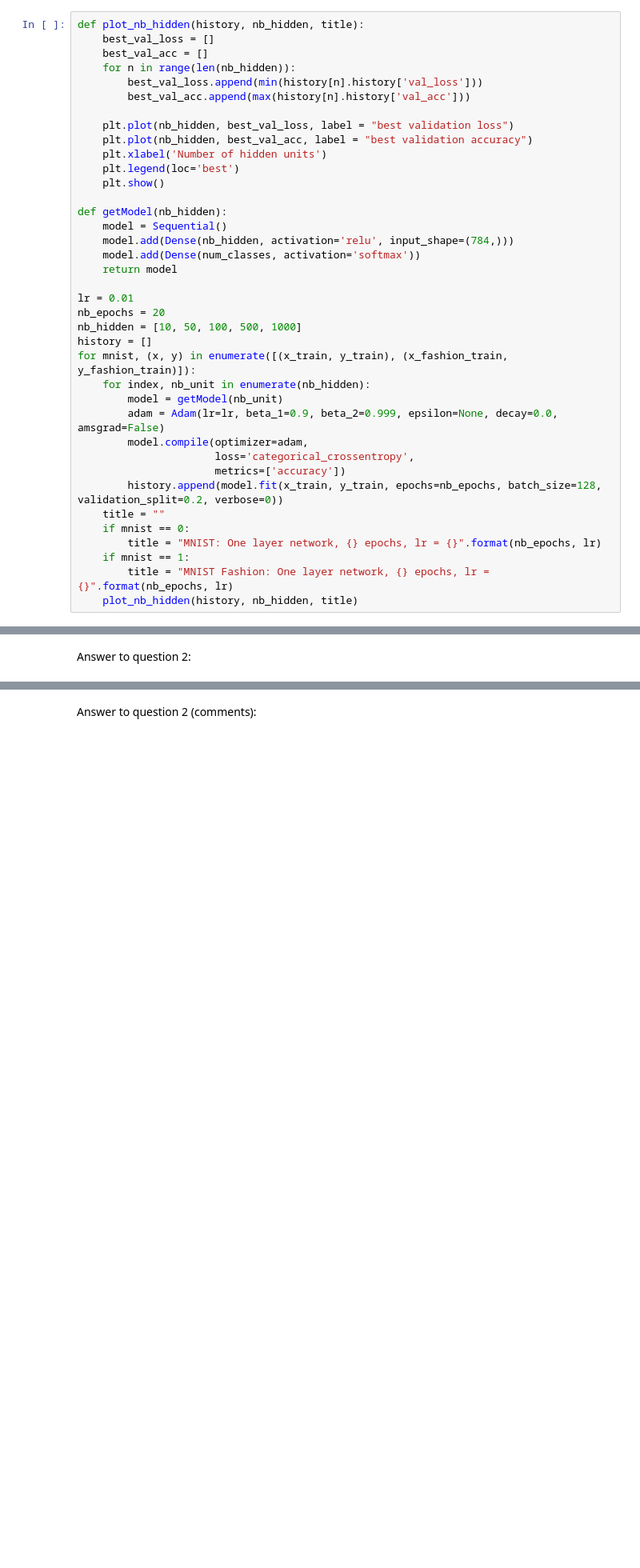
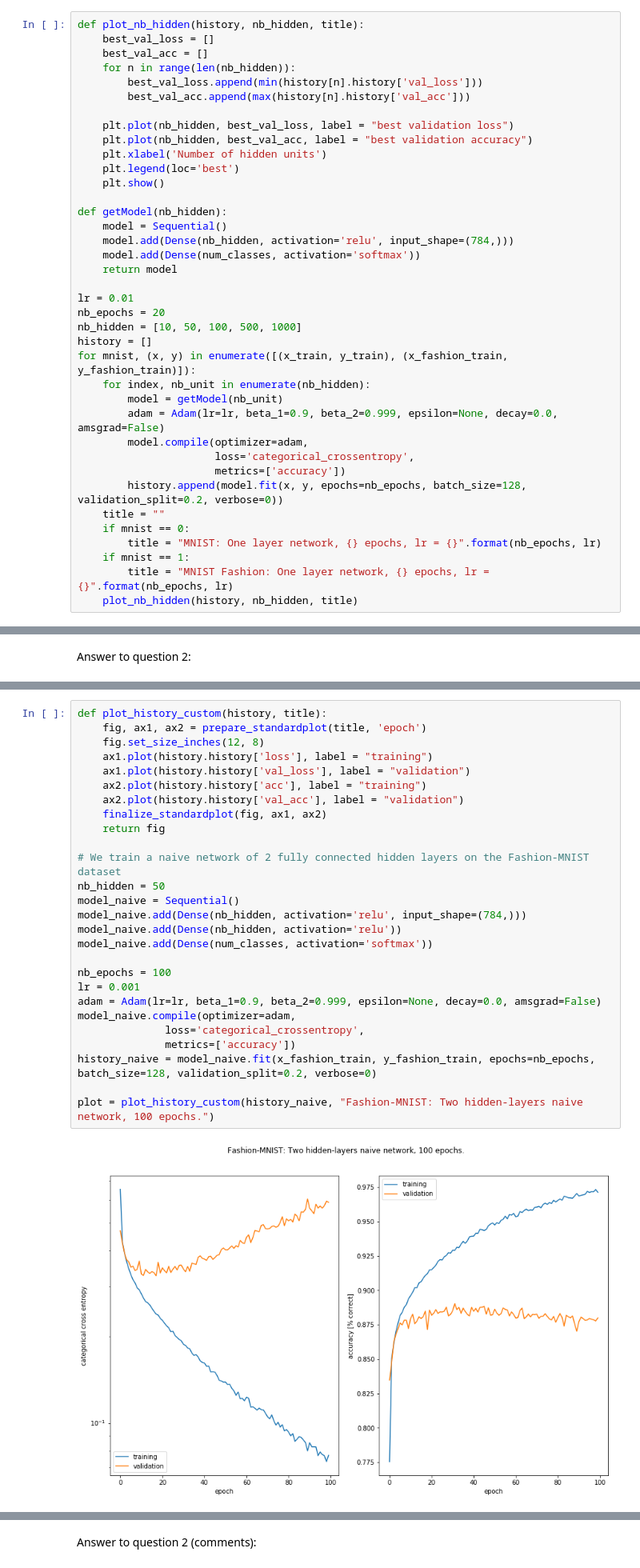
Before and after one commit to MartinStrambach/ANN_projects, a Jupyter notebook: project1.ipynb, the cells around one changed output, grey strips where cells are left out. Shown at 80% size. Cells and saved outputs as stored; diff of their text form; blank space fills up the shorter version.

```diff
--- a/project1.ipynb
+++ b/project1.ipynb
@@ -390,7 +391,7 @@ for mnist, (x, y) in enumerate([(x_train, y_train), (x_fashion_train, y_fashion_
         model.compile(optimizer=adam,
                       loss='categorical_crossentropy',
                       metrics=['accuracy'])
-        history.append(model.fit(x_train, y_train, epochs=nb_epochs, batch_size=128, validation_split=0.2, verbose=0))
+        history.append(model.fit(x, y, epochs=nb_epochs, batch_size=128, validation_split=0.2, verbose=0))
     title = ""
     if mnist == 0:
         title = "MNIST: One layer network, {} epochs, lr = {}".format(nb_epochs, lr)
@@ -426,0 +415,29 @@ model_naive.add(Dense(num_classes, activation='softmax'))
+# %%
+def plot_history_custom(history, title):
+    fig, ax1, ax2 = prepare_standardplot(title, 'epoch')
+    fig.set_size_inches(12, 8)
+    ax1.plot(history.history['loss'], label = "training")
+    ax1.plot(history.history['val_loss'], label = "validation")
+    ax2.plot(history.history['acc'], label = "training")
+    ax2.plot(history.history['val_acc'], label = "validation")
+    finalize_standardplot(fig, ax1, ax2)
+    return fig
+
+# We train a naive network of 2 fully connected hidden layers on the Fashion-MNIST dataset
+nb_hidden = 50
+model_naive = Sequential()
+model_naive.add(Dense(nb_hidden, activation='relu', input_shape=(784,)))
+model_naive.add(Dense(nb_hidden, activation='relu'))
+model_naive.add(Dense(num_classes, activation='softmax'))
+
+nb_epochs = 100
+lr = 0.001
+adam = Adam(lr=lr, beta_1=0.9, beta_2=0.999, epsilon=None, decay=0.0, amsgrad=False)
+model_naive.compile(optimizer=adam,
+              loss='categorical_crossentropy',
+              metrics=['accuracy'])
+history_naive = model_naive.fit(x_fashion_train, y_fashion_train, epochs=nb_epochs, batch_size=128, validation_split=0.2, verbose=0)
+
+plot = plot_history_custom(history_naive, "Fashion-MNIST: Two hidden-layers naive network, 100 epochs.")
+# %% [output]
+[figure, added]
```
Also changed, not shown: parts of 11 cells of this notebook.
